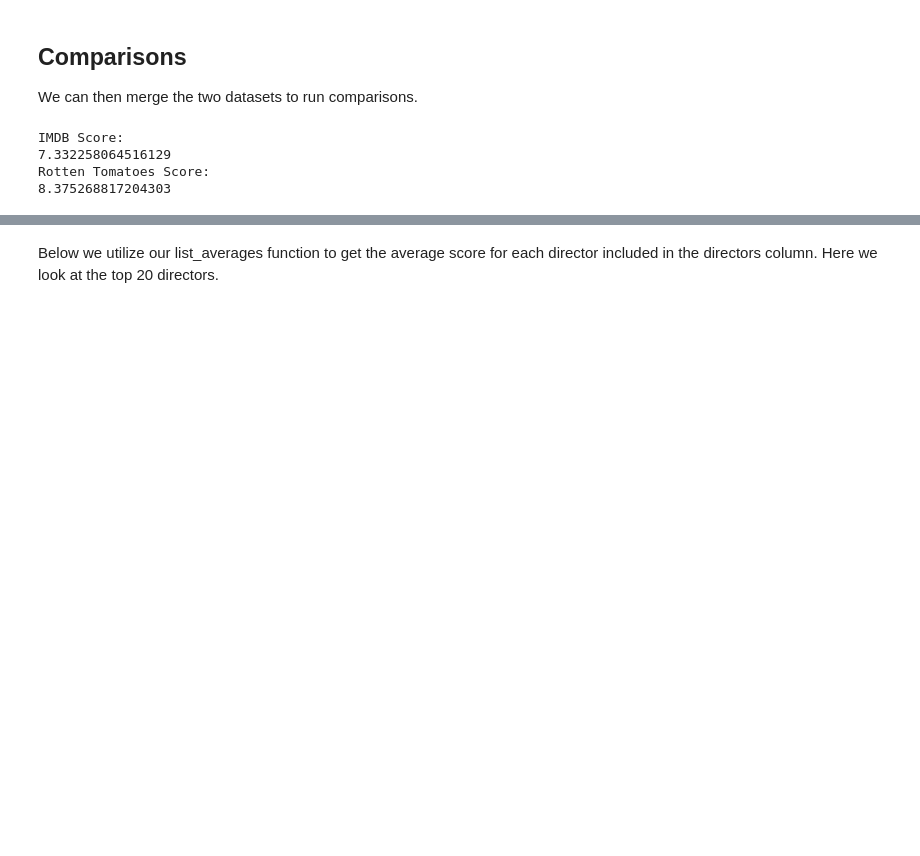
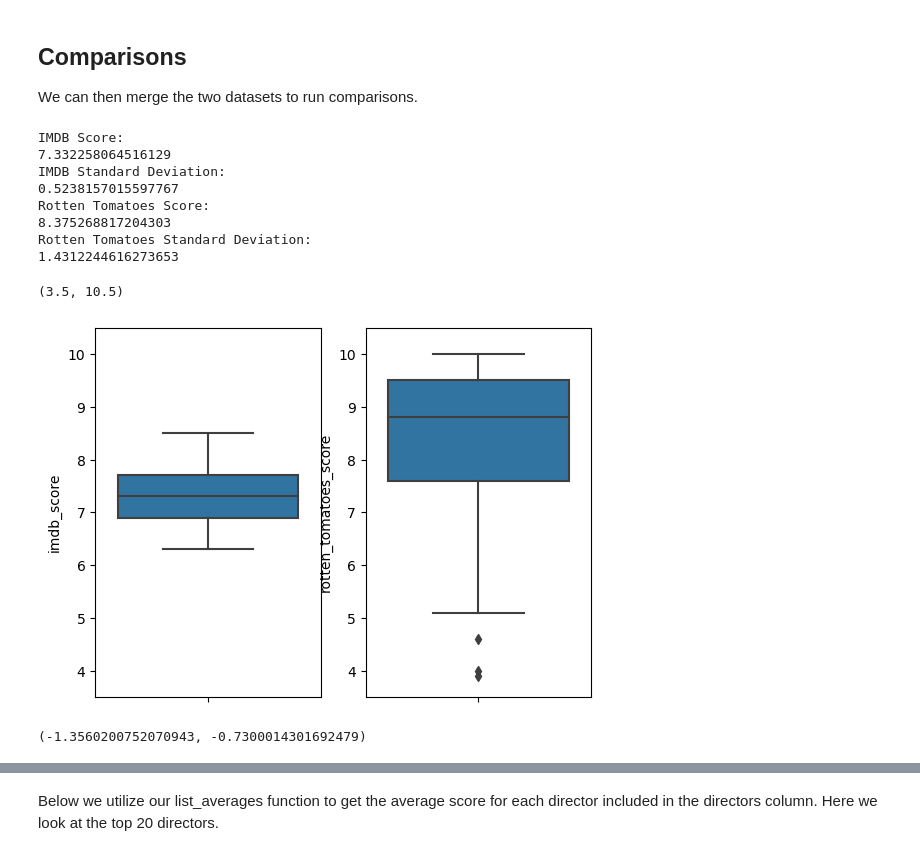
Before and after one commit to oliviahanks/Movies, a Jupyter notebook: disney_movie_analysis/analysis.ipynb, the cells around one changed output, grey strips where cells are left out. Cells and saved outputs as stored; diff of their text form; code cells hidden in the pictures; blank space fills up the shorter version.

```diff
--- a/disney_movie_analysis/analysis.ipynb
+++ b/disney_movie_analysis/analysis.ipynb
@@ -76,10 +76,33 @@ merged.to_csv('data/merged.csv', index = False)
 # %%
 print("IMDB Score: ")
 print(merged.imdb_score.mean())
+print("IMDB Standard Deviation: ")
+print(merged.imdb_score.std())
+
 print("Rotten Tomatoes Score: ")
 print(merged.rotten_tomatoes_score.mean())
+print("Rotten Tomatoes Standard Deviation: ")
+print(merged.rotten_tomatoes_score.std())
 # %% [output]
 IMDB Score:
 7.332258064516129
+IMDB Standard Deviation:
+0.5238157015597767
 Rotten Tomatoes Score:
 8.375268817204303
+Rotten Tomatoes Standard Deviation:
+1.4312244616273653
+# %%
+fig, axes = plt.subplots(1, 2)
+sns.boxplot( y=merged["imdb_score"], ax = axes[0])
+axes[0].set_ylim(3.5,10.5)
+sns.boxplot( y=merged["rotten_tomatoes_score"], ax = axes[1])
+axes[1].set_ylim(3.5,10.5)
+# %% [output]
+(3.5, 10.5)
+[figure, added]
+# %%
+cm = sms.CompareMeans(sms.DescrStatsW(merged.imdb_score), sms.DescrStatsW(merged.rotten_tomatoes_score))
+print(cm.tconfint_diff(usevar='unequal'))
+# %% [output]
+(-1.3560200752070943, -0.7300014301692479)
```
Also changed, not shown: parts of 31 cells of this notebook, 18 other files.
